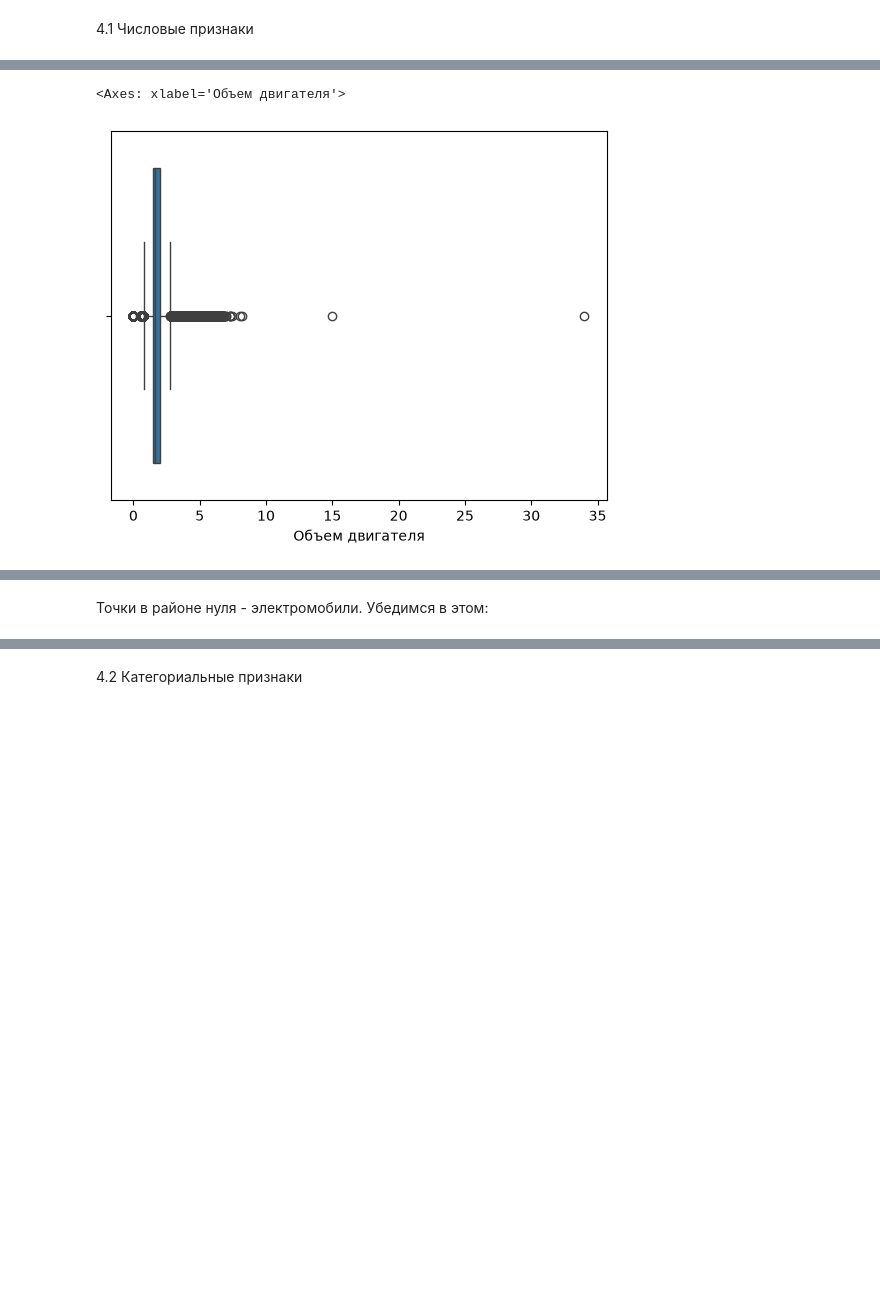
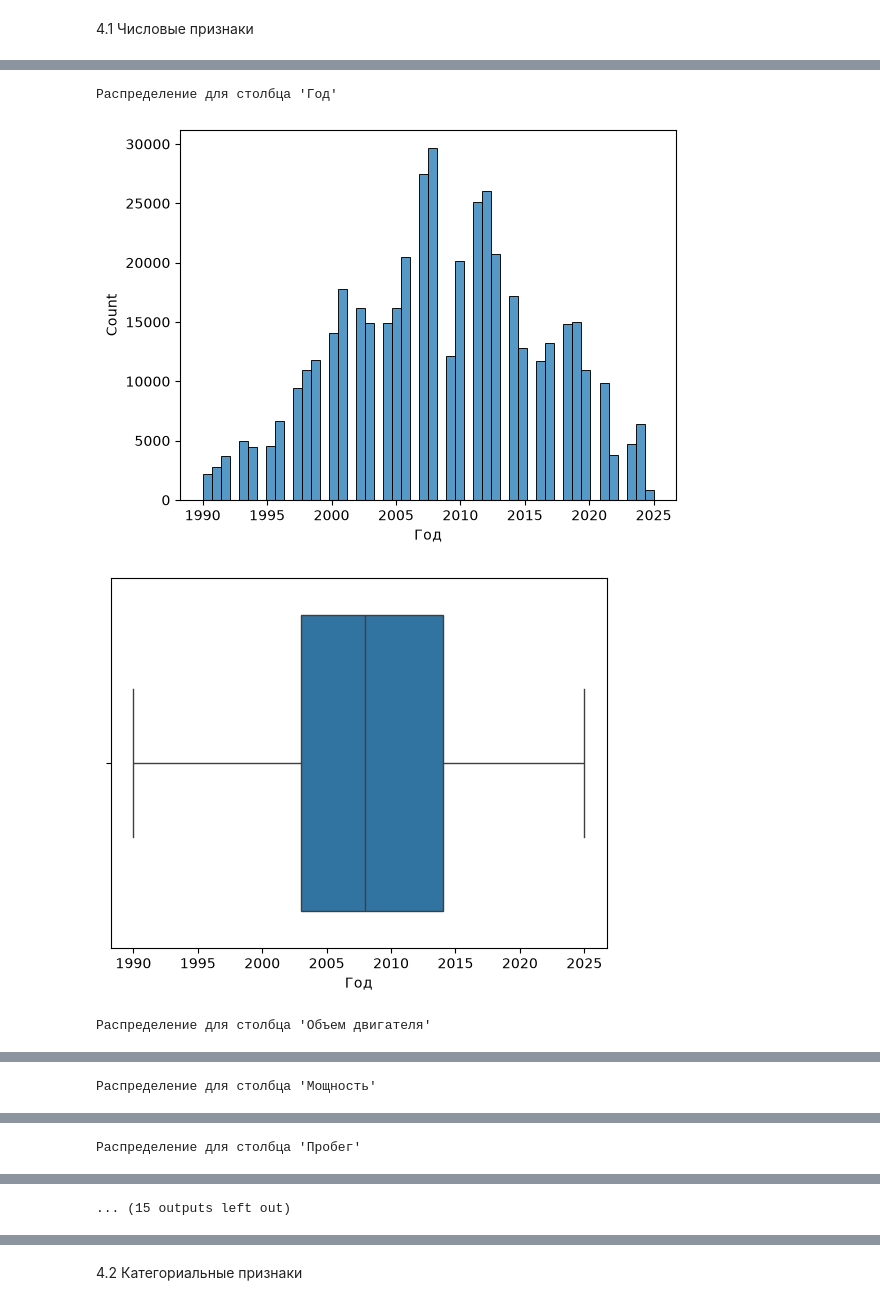
Before and after one commit to deviloon/car-price-analyzer, a Jupyter notebook: notebooks/02_eda_and_features.ipynb, the cells around one changed output, grey strips where cells are left out. Drawn from its saved outputs; the diff is of its cells as text; code cells hidden in the pictures; blank space fills up the shorter version.

```diff
--- a/notebooks/02_eda_and_features.ipynb
+++ b/notebooks/02_eda_and_features.ipynb
@@ -68,5 +68,12 @@ print(num_cols)
 # %%
-sns.boxplot(data=df, x='Объем двигателя')
+for col in num_cols:
+    print(f"Распределение для столбца '{col}'")
+    sns.histplot(data=df, x=col, bins=50)
+    plt.show()
+    sns.boxplot(data=df, x=col)
+    plt.show()
 # %% [output]
-<Axes: xlabel='Объем двигателя'>
+Распределение для столбца 'Год'
-[figure, old version]
+[figure, new version]
+[figure, added]
+Распределение для столбца 'Объем двигателя'
@@ -72,0 +82 @@ sns.boxplot(data=df, x='Объем двигателя')
+Распределение для столбца 'Мощность'
@@ -72,0 +85 @@ sns.boxplot(data=df, x='Объем двигателя')
+Распределение для столбца 'Пробег'
@@ -73,2 +88 @@ sns.boxplot(data=df, x='Объем двигателя')
+... (15 outputs left out)
-# %% [markdown]
-Точки в районе нуля - электромобили. Убедимся в этом:
```
Also changed, not shown: parts of 14 cells of this notebook.
